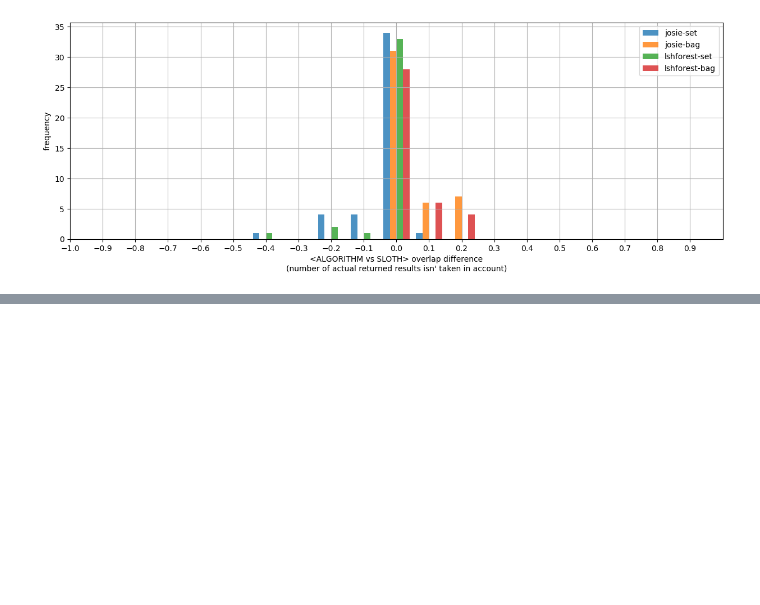
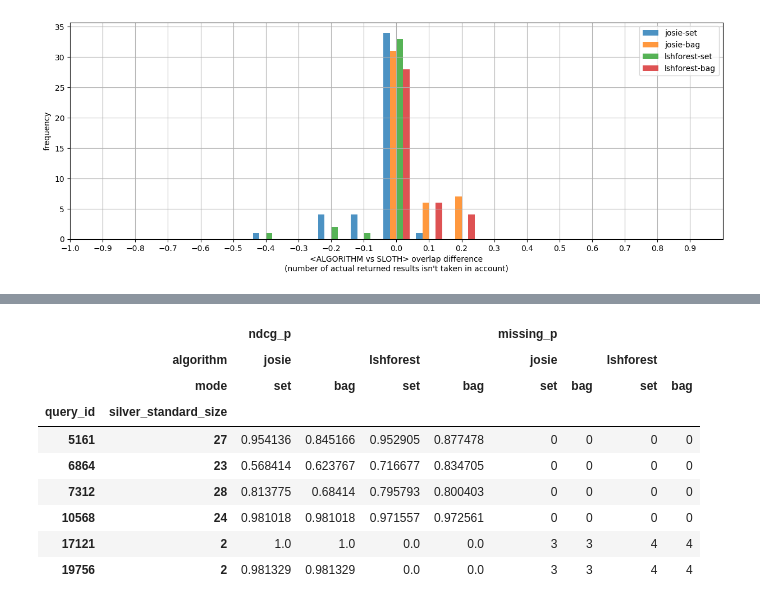
Before and after one commit to nanni00/datalake-table-finder, a Jupyter notebook: experiments/main/analysis.ipynb, the cells around one changed output, grey strips where cells are left out. Cells and saved outputs as stored; diff of their text form; code cells hidden in the pictures; blank space fills up the shorter version.

```diff
--- a/experiments/main/analysis.ipynb
+++ b/experiments/main/analysis.ipynb
@@ -44,0 +163,45 @@ plt.show()
+# %%
+from sklearn.metrics import ndcg_score
+
+def ndcg_at_p(true_relevance, scores, p):
+    p = min(p, len(true_relevance), len(scores))
+    if p <= 1: # because computing nDCG is meaningful only if there is more than one document
+        return 0, 1
+
+    return ndcg_score(
+        np.asarray([true_relevance[:p]]),
+        np.asarray([scores[:p]]),
+        k=p
+    ), p
+# %%
+def get_nDCG_p(silver_standard:defaultdict[int:list[tuple[int,int]]], solvers:defaultdict[tuple[str,str]:pd.DataFrame], *p):
+    """ p values are assumed positive """
+    ndcg_res = []
+    for query_id in silver_standard:
+        true_relevances = [x[0] for x in silver_standard[query_id]]
+
+        for algorithm_mode, solver_res in solvers.items():
+            r = solver_res[solver_res['query_id'] == query_id][['result_id', 'sloth_overlap']]
+            result_relevances = [x[1] for x in r.values.tolist()]
+
+            for _p in p:
+                ndcg, _actual_p = ndcg_at_p(true_relevances, result_relevances, _p)
+                ndcg_res.append([query_id, len(true_relevances), algorithm_mode[0], algorithm_mode[1], _p, _p - _actual_p, ndcg])
+    return ndcg_res
+# %%
+res = get_nDCG_p(silver_standard, solvers, 5)
+# %%
+df = pd.DataFrame(res, columns=['query_id', 'silver_standard_size', 'algorithm', 'mode', 'p', 'missing_p', 'ndcg_p'])
+# %%
+df.pivot(index=['query_id', 'silver_standard_size'], columns=['algorithm', 'mode'], values=['ndcg_p', 'missing_p']).convert_dtypes()
+# %% [output]
+|  |  | ndcg_p |  |  |  | missing_p |  |  |  |
+|  | algorithm | josie |  | lshforest |  | josie |  | lshforest |  |
+|  | mode | set | bag | set | bag | set | bag | set | bag |
+| query_id | silver_standard_size |  |  |  |  |  |  |  |  |
+| 5161 | 27 | 0.954136 | 0.845166 | 0.952905 | 0.877478 | 0 | 0 | 0 | 0 |
+| 6864 | 23 | 0.568414 | 0.623767 | 0.716677 | 0.834705 | 0 | 0 | 0 | 0 |
+| 7312 | 28 | 0.813775 | 0.68414 | 0.795793 | 0.800403 | 0 | 0 | 0 | 0 |
+| 10568 | 24 | 0.981018 | 0.981018 | 0.971557 | 0.972561 | 0 | 0 | 0 | 0 |
+| 17121 | 2 | 1.0 | 1.0 | 0.0 | 0.0 | 3 | 3 | 4 | 4 |
+| 19756 | 2 | 0.981329 | 0.981329 | 0.0 | 0.0 | 3 | 3 | 4 | 4 |
```
Also changed, not shown: parts of 9 cells of this notebook.
